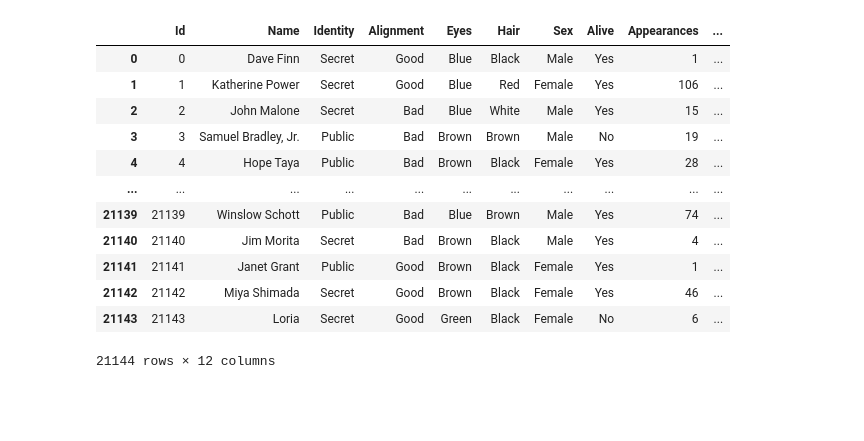
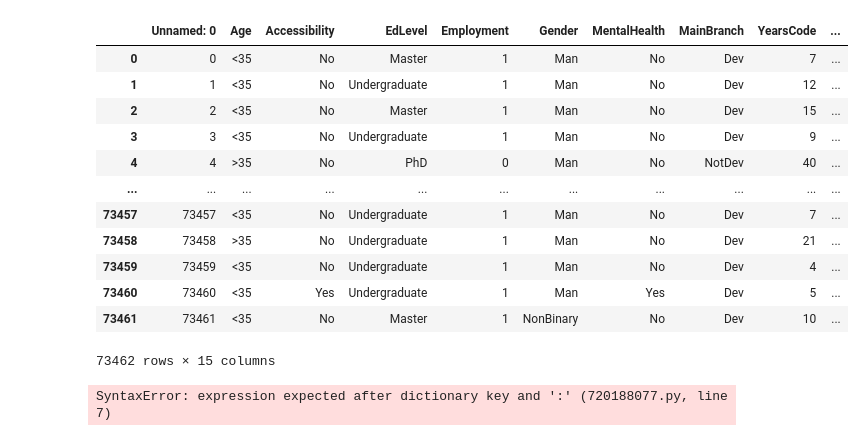
Before and after one commit to ZnakeDenmark/MLKaggle, a Jupyter notebook: Machinelearning.ipynb, the cells around one changed output. Saved outputs shown, nothing was run; the diff lists cells and outputs as text; code cells hidden in the pictures; blank space fills up the shorter version.

```diff
--- a/Machinelearning.ipynb
+++ b/Machinelearning.ipynb
@@ -8,17 +9,17 @@ from sklearn.tree import DecisionTreeClassifier
 # %%
-df = pd.read_csv("data/comic_characters.csv")
+df = pd.read_csv("data/stackoverflow_full.csv")
 pd.DataFrame(df)
 # %% [output]
-|  | Id | Name | Identity | Alignment | Eyes | Hair | Sex | Alive | Appearances | ... |
-| 0 | 0 | Dave Finn | Secret | Good | Blue | Black | Male | Yes | 1 | ... |
-| 1 | 1 | Katherine Power | Secret | Good | Blue | Red | Female | Yes | 106 | ... |
-| 2 | 2 | John Malone | Secret | Bad | Blue | White | Male | Yes | 15 | ... |
-| 3 | 3 | Samuel Bradley, Jr. | Public | Bad | Brown | Brown | Male | No | 19 | ... |
-| 4 | 4 | Hope Taya | Public | Bad | Brown | Black | Female | Yes | 28 | ... |
+|  | Unnamed: 0 | Age | Accessibility | EdLevel | Employment | Gender | MentalHealth | MainBranch | YearsCode | ... |
+| 0 | 0 | <35 | No | Master | 1 | Man | No | Dev | 7 | ... |
+| 1 | 1 | <35 | No | Undergraduate | 1 | Man | No | Dev | 12 | ... |
+| 2 | 2 | <35 | No | Master | 1 | Man | No | Dev | 15 | ... |
+| 3 | 3 | <35 | No | Undergraduate | 1 | Man | No | Dev | 9 | ... |
+| 4 | 4 | >35 | No | PhD | 0 | Man | No | NotDev | 40 | ... |
 | ... | ... | ... | ... | ... | ... | ... | ... | ... | ... | ... |
-| 21139 | 21139 | Winslow Schott | Public | Bad | Blue | Brown | Male | Yes | 74 | ... |
-| 21140 | 21140 | Jim Morita | Secret | Bad | Brown | Black | Male | Yes | 4 | ... |
-| 21141 | 21141 | Janet Grant | Public | Good | Brown | Black | Female | Yes | 1 | ... |
-| 21142 | 21142 | Miya Shimada | Secret | Good | Brown | Black | Female | Yes | 46 | ... |
-| 21143 | 21143 | Loria | Secret | Good | Green | Black | Female | No | 6 | ... |
+| 73457 | 73457 | <35 | No | Undergraduate | 1 | Man | No | Dev | 7 | ... |
+| 73458 | 73458 | >35 | No | Undergraduate | 1 | Man | No | Dev | 21 | ... |
+| 73459 | 73459 | <35 | No | Undergraduate | 1 | Man | No | Dev | 4 | ... |
+| 73460 | 73460 | <35 | Yes | Undergraduate | 1 | Man | Yes | Dev | 5 | ... |
+| 73461 | 73461 | <35 | No | Master | 1 | NonBinary | No | Dev | 10 | ... |
-21144 rows × 12 columns
+73462 rows × 15 columns
@@ -51,2 +26,23 @@ y = df["Name"]
+# %%
+age = {"<35": 0, ">35": 1}
+df["Age"] = df["Age"].map(age)
+
+edlevel = {"Maser": 0, "PhD": 1, "Undergraduate": 2}
+df["EdLevel"] = df["EdLevel"].map(edlevel)
+
+gender = {"Man": 0, "Female": 1, "NonBinary": 2}
+df["Gender"] = df["Gender"].map(gender)
+
+train, test = train_test_split(df, test_size=0.2, shuffle=True)
+
+features = ["Age", "EdLevel", "Gender", "YearsCode", "YearsCodePro"]
+
+train_X = train[features]
+train_y = train["Employed"]
+
+test_X = test[features]
+test_y = test["Employed"]
+# %% [output]
+SyntaxError: expression expected after dictionary key and ':' (720188077.py, line 7)
 # %%
 dtree = DecisionTreeClassifier()
```
Also changed, not shown: parts of 4 cells of this notebook, 4 other files.
